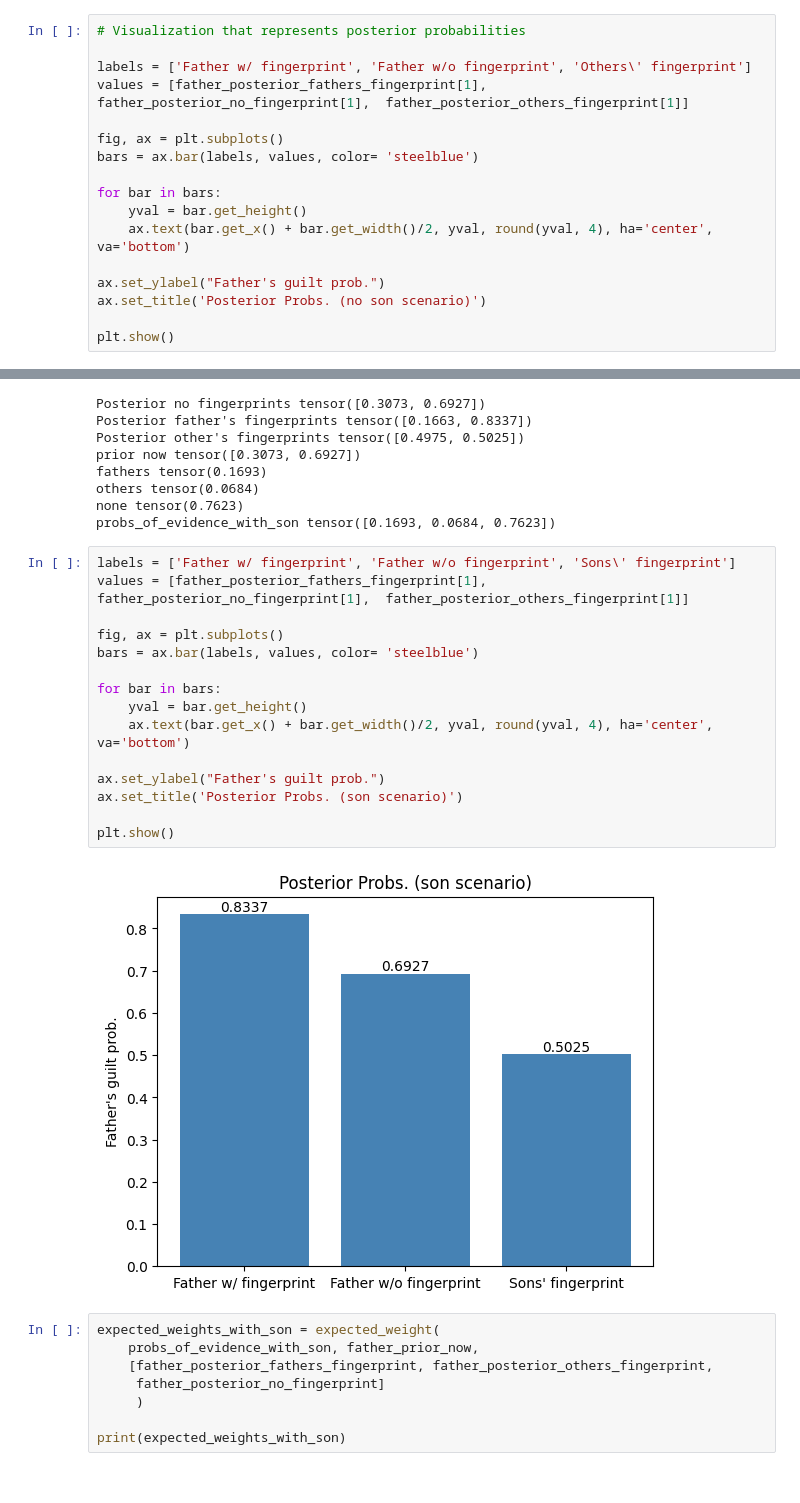
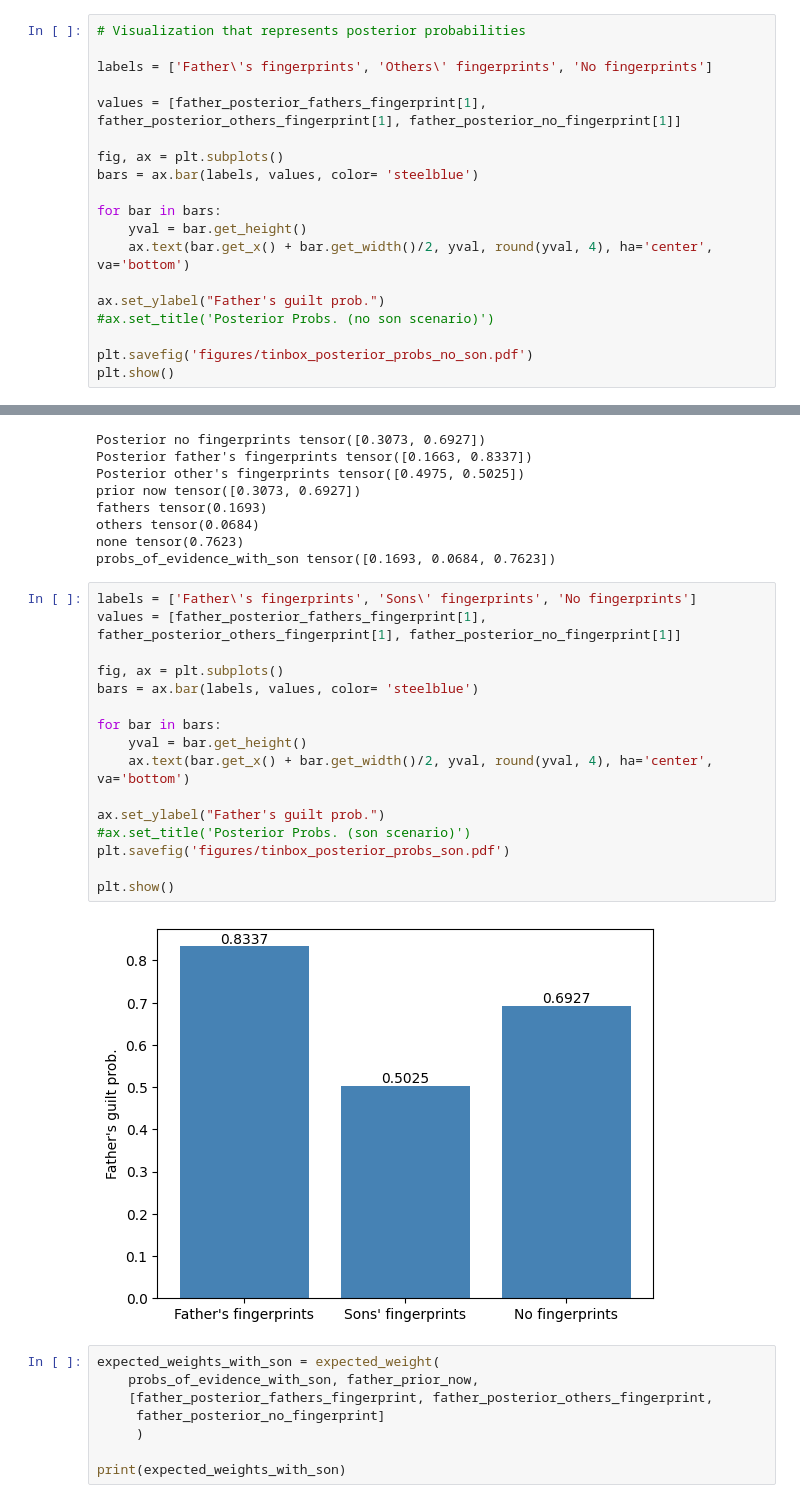
Before and after one commit to rfl-urbaniak/MRbook, a Jupyter notebook: weight-paper/scripts/nikodem_tinbox.ipynb, the cells around one changed output, grey strips where cells are left out. Saved outputs shown, nothing was run; the diff lists cells and outputs as text.

```diff
--- a/weight-paper/scripts/nikodem_tinbox.ipynb
+++ b/weight-paper/scripts/nikodem_tinbox.ipynb
@@ -371,8 +412,9 @@ probs_of_evidence_no_son tensor([0.1996, 0.0107, 0.7897])
 # %%
 # Visualization that represents posterior probabilities
 
-labels = ['Father w/ fingerprint', 'Father w/o fingerprint', 'Others\' fingerprint']
-values = [father_posterior_fathers_fingerprint[1], father_posterior_no_fingerprint[1],  father_posterior_others_fingerprint[1]]
+labels = ['Father\'s fingerprints', 'Others\' fingerprints', 'No fingerprints']
+
+values = [father_posterior_fathers_fingerprint[1],  father_posterior_others_fingerprint[1], father_posterior_no_fingerprint[1]]
 
 fig, ax = plt.subplots()
 bars = ax.bar(labels, values, color= 'steelblue')
@@ -382,7 +424,8 @@ for bar in bars:
     ax.text(bar.get_x() + bar.get_width()/2, yval, round(yval, 4), ha='center', va='bottom')
 
 ax.set_ylabel("Father's guilt prob.")
-ax.set_title('Posterior Probs. (no son scenario)')
+#ax.set_title('Posterior Probs. (no son scenario)')
 
+plt.savefig('figures/tinbox_posterior_probs_no_son.pdf')
 plt.show()
 # %% [output]
@@ -603,22 +647,23 @@ others tensor(0.0684)
 none tensor(0.7623)
 probs_of_evidence_with_son tensor([0.1693, 0.0684, 0.7623])
 # %%
-labels = ['Father w/ fingerprint', 'Father w/o fingerprint', 'Sons\' fingerprint']
-values = [father_posterior_fathers_fingerprint[1], father_posterior_no_fingerprint[1],  father_posterior_others_fingerprint[1]]
+labels = ['Father\'s fingerprints', 'Sons\' fingerprints', 'No fingerprints']
+values = [father_posterior_fathers_fingerprint[1],  father_posterior_others_fingerprint[1], father_posterior_no_fingerprint[1]]
 
 fig, ax = plt.subplots()
 bars = ax.bar(labels, values, color= 'steelblue')
 
 for bar in bars:
     yval = bar.get_height()
     ax.text(bar.get_x() + bar.get_width()/2, yval, round(yval, 4), ha='center', va='bottom')
 
 ax.set_ylabel("Father's guilt prob.")
-ax.set_title('Posterior Probs. (son scenario)')
+#ax.set_title('Posterior Probs. (son scenario)')
+plt.savefig('figures/tinbox_posterior_probs_son.pdf')
 
 plt.show()
 # %% [output]
-[figure, old version]
+[figure, new version]
 # %%
 expected_weights_with_son = expected_weight(
     probs_of_evidence_with_son, father_prior_now,
```
Also changed, not shown: parts of 4 cells of this notebook, 11 other files.
